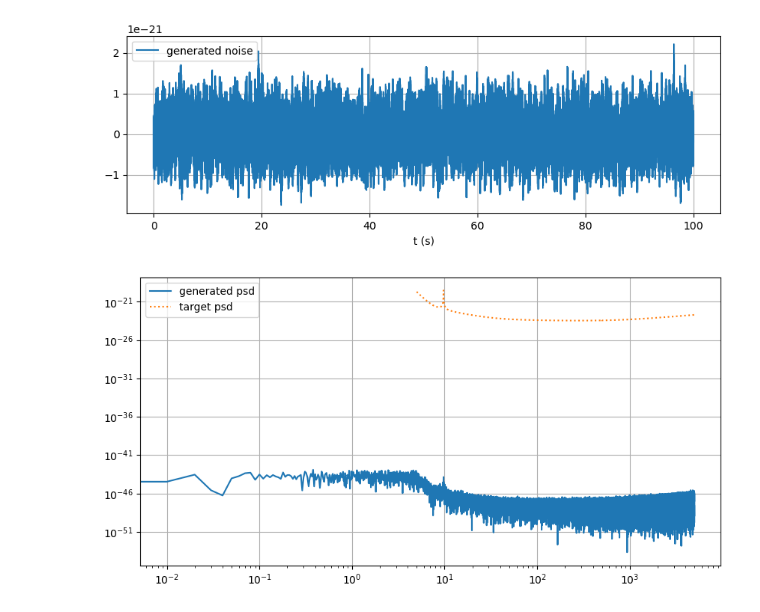
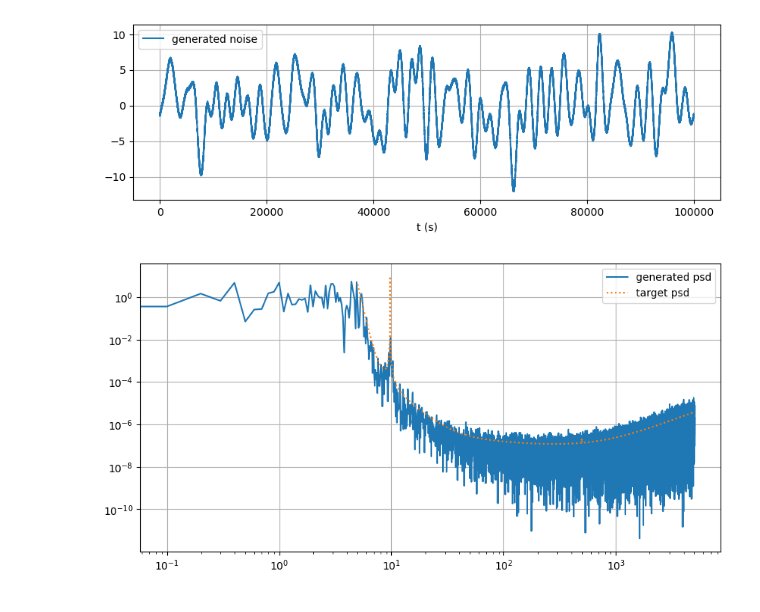
Before and after one commit to davidesartor/MLGW, a Jupyter notebook: test noise generator.ipynb, the cells around one changed output. Saved outputs shown, nothing was run; the diff lists cells and outputs as text; code cells hidden in the pictures.

```diff
--- a/test noise generator.ipynb
+++ b/test noise generator.ipynb
@@ -1,27 +1,34 @@
 # %%
+import jax
+import jax.numpy as jnp
 import numpy as np
+import scipy
 import matplotlib.pyplot as plt
 import noise
 
-N = 1000000
-T = 1.0 / 10000.0
-generated_noise = noise.generate(T, N, colour=noise.LIGOL())
+fs = 10000
+N = 10 * fs
+scale = 1e+20
+
+rng_key = jax.random.PRNGKey(0)
+generated_noise = noise.generate(rng_key, 1/fs, N, colour=noise.LIGOL(scale))
 
 plt.figure(figsize=(10, 3))
-plt.plot(np.arange(0, N * T, T), generated_noise, label="generated noise")
+plt.plot(generated_noise, label="generated noise")
 plt.xlabel("t (s)")
 plt.legend()
 plt.grid()
 
 plt.figure(figsize=(10, 5))
-yf = np.fft.fft(generated_noise)[: N // 2]
-xf = np.fft.fftfreq(N, T)[: N // 2]
-plt.loglog(xf, 2 * T / N * np.abs(yf) ** 2, label="generated psd")
-frequencies, psds = np.loadtxt("LIGOL.txt", dtype="double", unpack=True)
-plt.loglog(frequencies, psds, ":", label="target psd")
+freqs = jnp.fft.fftfreq(N, 1/fs)
+psd = jnp.abs(jnp.fft.fft(generated_noise))**2*(1/(N*fs))
+plt.loglog(freqs[:N//2], psd[:N//2], label="generated psd")
+
+frequencies, sqrt_psds = np.loadtxt("LIGOL_noise_psd.txt", dtype="double", unpack=True)
+plt.loglog(frequencies, (scale*sqrt_psds)**2, ":", label="target psd")
 plt.grid()
 plt.legend()
 plt.show()
 # %% [output]
-[figure, old version]
+[figure, new version]
-[figure, old version]
+[figure, new version]
```
Also changed, not shown: 21 other files.
